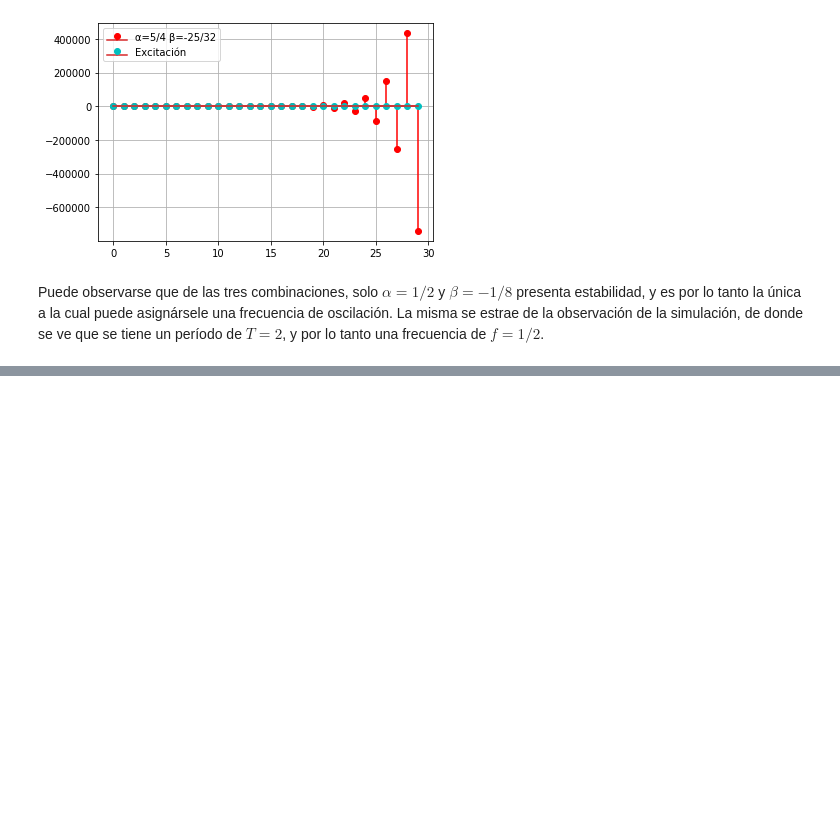
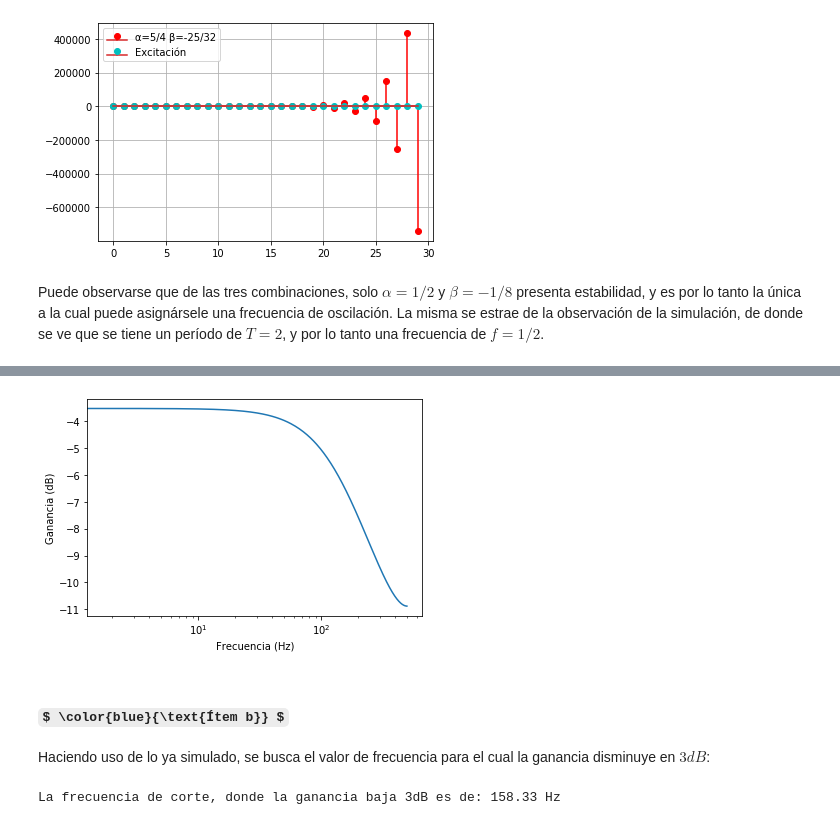
Before and after one commit to grupo-1-ASSD-E2/ASSD-Guia-1, a Jupyter notebook: G1.ipynb, the cells around one changed output, grey strips where cells are left out. Drawn from its saved outputs; the diff is of its cells as text; code cells hidden in the pictures; some formulas as TeX source; blank space fills up the shorter version.

```diff
--- a/G1.ipynb
+++ b/G1.ipynb
@@ -102,0 +142,22 @@ Puede observarse que de las tres combinaciones, solo $ \alpha = 1/2 $ y $ \beta
+# %%
+w, mag, phase = sys.bode(n=300)
+f = w / (2 * np.pi)
+plt.semilogx(f, mag)
+plt.xlabel('Frecuencia (Hz)')
+plt.ylabel('Ganancia (dB)')
+plt.show()
+# %% [output]
+[figure, added]
+# %% [markdown]
+## $ \color{blue}{\text{Ítem b}} $
+Haciendo uso de lo ya simulado, se busca el valor de frecuencia para el cual la ganancia disminuye en $ 3dB $:
+# %%
+fc = 0
+for i in range(len(f)):
+    if (mag[0] - 3) > mag[i]:
+        fc = f[i]
+        break
+
+print('La frecuencia de corte, donde la ganancia baja 3dB es de: %.2f Hz' % fc)
+# %% [output]
+La frecuencia de corte, donde la ganancia baja 3dB es de: 158.33 Hz
```
Also changed, not shown: parts of 11 cells of this notebook.
